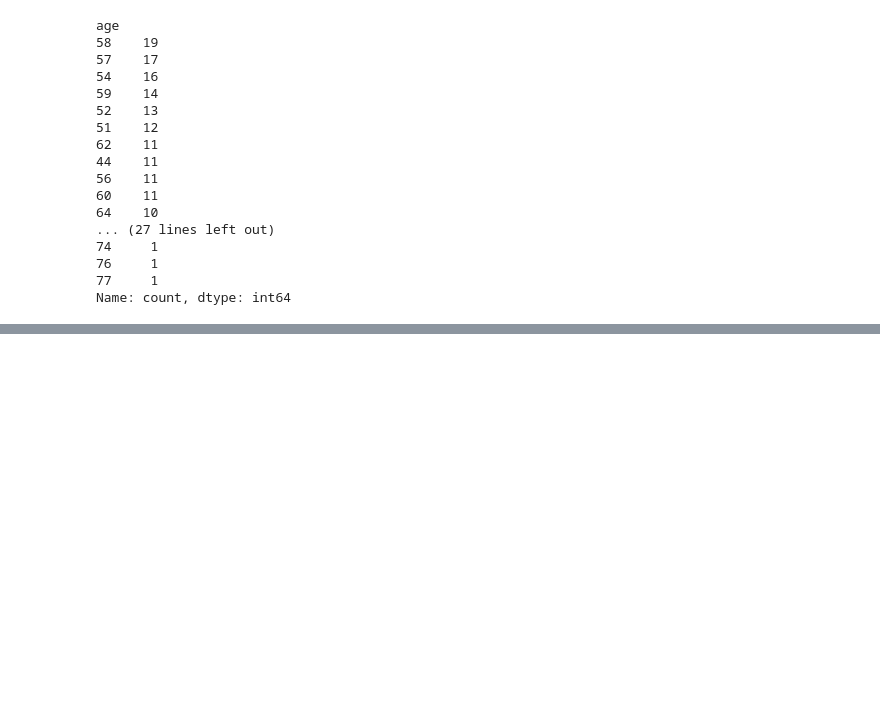
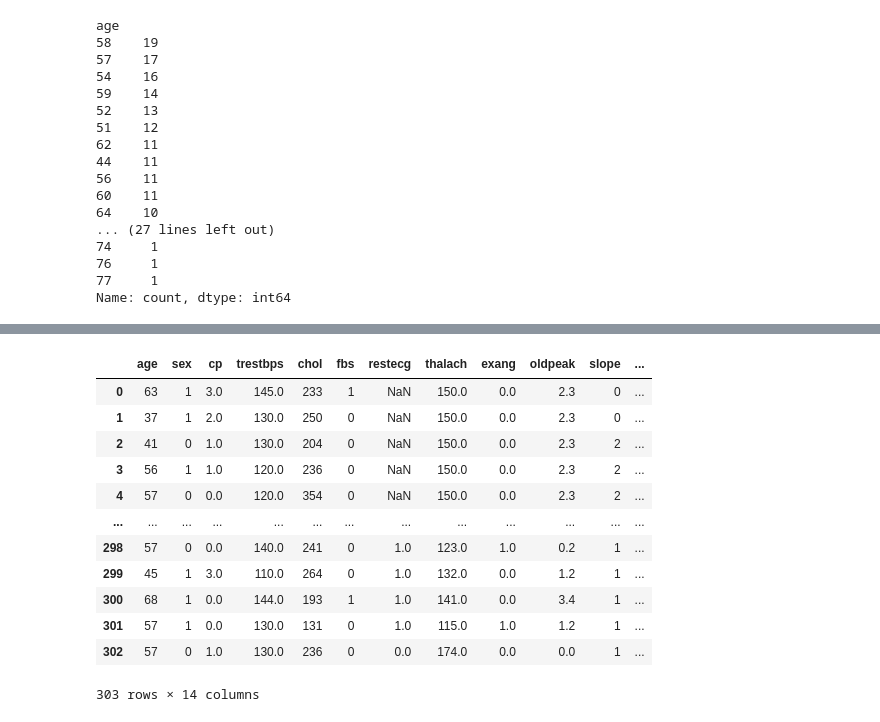
Before and after one commit to vinodlearning/PythonDSA, a Jupyter notebook: Pandas.ipynb, the cells around one changed output, grey strips where cells are left out. Drawn from its saved outputs; the diff is of its cells as text; code cells hidden in the pictures; blank space fills up the shorter version.

```diff
--- a/Pandas.ipynb
+++ b/Pandas.ipynb
@@ -803,0 +843,16 @@ Name: count, dtype: int64
+# %%
+disease.fillna(method='ffill')
+# %% [output]
+|  | age | sex | cp | trestbps | chol | fbs | restecg | thalach | exang | oldpeak | slope | ... |
+| 0 | 63 | 1 | 3.0 | 145.0 | 233 | 1 | NaN | 150.0 | 0.0 | 2.3 | 0 | ... |
+| 1 | 37 | 1 | 2.0 | 130.0 | 250 | 0 | NaN | 150.0 | 0.0 | 2.3 | 0 | ... |
+| 2 | 41 | 0 | 1.0 | 130.0 | 204 | 0 | NaN | 150.0 | 0.0 | 2.3 | 2 | ... |
+| 3 | 56 | 1 | 1.0 | 120.0 | 236 | 0 | NaN | 150.0 | 0.0 | 2.3 | 2 | ... |
+| 4 | 57 | 0 | 0.0 | 120.0 | 354 | 0 | NaN | 150.0 | 0.0 | 2.3 | 2 | ... |
+| ... | ... | ... | ... | ... | ... | ... | ... | ... | ... | ... | ... | ... |
+| 298 | 57 | 0 | 0.0 | 140.0 | 241 | 0 | 1.0 | 123.0 | 1.0 | 0.2 | 1 | ... |
+| 299 | 45 | 1 | 3.0 | 110.0 | 264 | 0 | 1.0 | 132.0 | 0.0 | 1.2 | 1 | ... |
+| 300 | 68 | 1 | 0.0 | 144.0 | 193 | 1 | 1.0 | 141.0 | 0.0 | 3.4 | 1 | ... |
+| 301 | 57 | 1 | 0.0 | 130.0 | 131 | 0 | 1.0 | 115.0 | 1.0 | 1.2 | 1 | ... |
+| 302 | 57 | 0 | 1.0 | 130.0 | 236 | 0 | 0.0 | 174.0 | 0.0 | 0.0 | 1 | ... |
+303 rows × 14 columns
```
Also changed, not shown: parts of 6 cells of this notebook.
